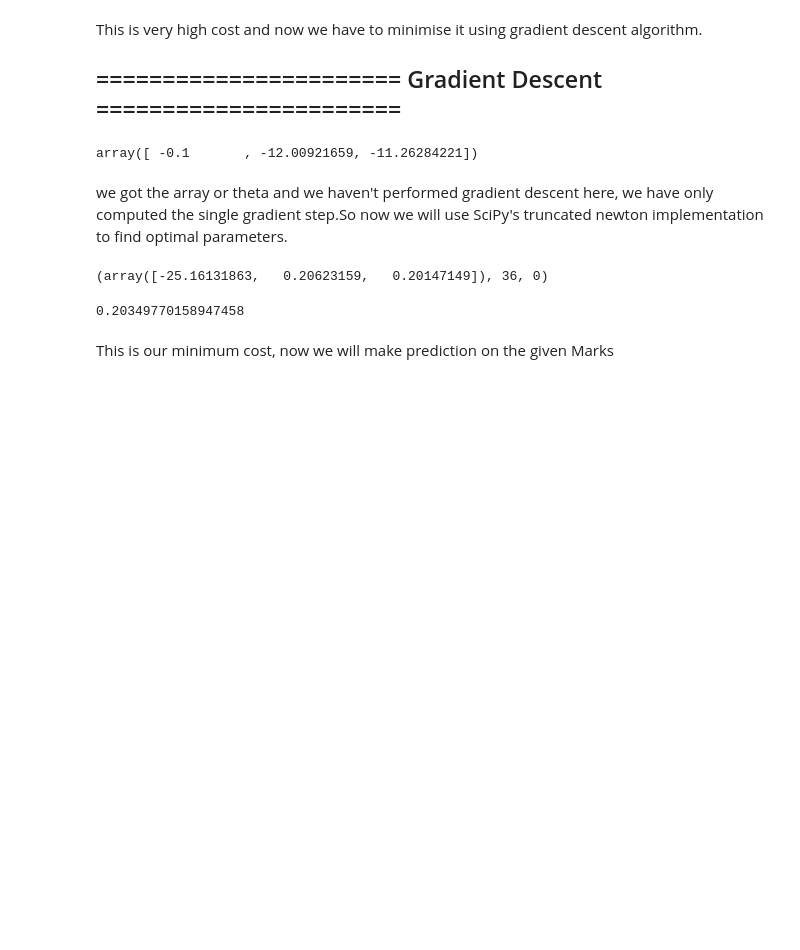
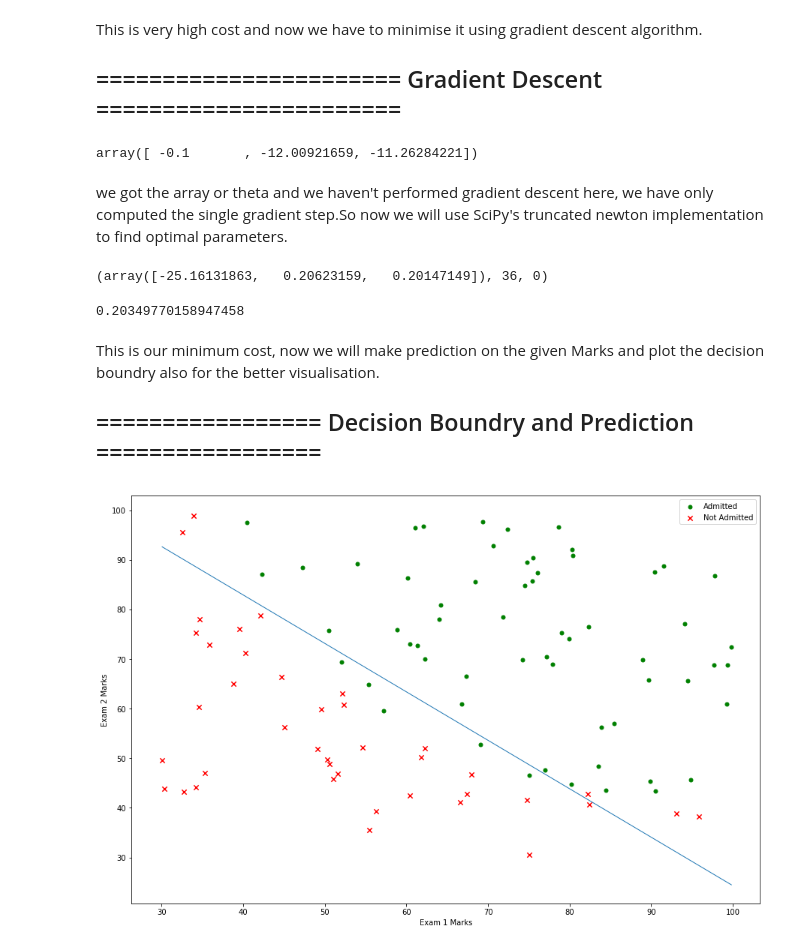
Before and after one commit to utkarshmani1997/Machine_Learning, a Jupyter notebook: exercise_2/ex2.ipynb, the cells around one changed output. Saved outputs shown, nothing was run; the diff lists cells and outputs as text; code cells hidden in the pictures; blank space fills up the shorter version.

Commit message:
Updated with decision boundry functionality

```diff
--- a/exercise_2/ex2.ipynb
+++ b/exercise_2/ex2.ipynb
@@ -29,14 +29,15 @@ Now we will plot the the data for better visualisation.Let's see how it look lik
 
 ## ===================== Plotting ======================
 # %%
-admitted = data[data['Admitted'].isin([1])]
-not_admitted = data[data['Admitted'].isin([0])]
+def plotData() :
+    admitted = data[data['Admitted'].isin([1])]
+    not_admitted = data[data['Admitted'].isin([0])]
 
-fig, axes = plt.subplots(figsize=(15,10))
+    fig, axes = plt.subplots(figsize=(15,10))
 
-axes.scatter(admitted['Exam 1'], admitted['Exam 2'], s=25, c='g', marker='o', label='Admitted')
-axes.scatter(not_admitted['Exam 1'], not_admitted['Exam 2'], s=40, c='r', marker='x', label='Not Admitted')
+    axes.scatter(admitted['Exam 1'], admitted['Exam 2'], s=25, c='g', marker='o', label='Admitted')
+    axes.scatter(not_admitted['Exam 1'], not_admitted['Exam 2'], s=40, c='r', marker='x', label='Not Admitted')
 
-axes.legend()                    ## Used to Display Labels
-axes.set_xlabel('Exam 1 Marks')
-axes.set_ylabel('Exam 2 Marks')
+    axes.legend()                    ## Used to Display Labels
+    axes.set_xlabel('Exam 1 Marks')
+    axes.set_ylabel('Exam 2 Marks')
@@ -158,7 +160,23 @@ cost(result[0], X, y)
 # %% [output]
 0.20349770158947458
 # %% [markdown]
-This is our minimum cost, now we will make prediction on the given Marks
+This is our minimum cost, now we will make prediction on the given Marks and plot the decision boundry also for the better visualisation.
+
+## ================= Decision Boundry and Prediction =================
+# %%
+def plotDecisionBoundary(theta, X, y):
+
+    plotData()
+
+    # get min and max values
+    xx = np.array([np.min(X[:,1]), np.max(X[:,1])])
+    # get boundary of separation
+    yy = (- theta[0] - theta[2] * xx) / theta[1]
+    plt.plot(xx, yy, lw=1)                                ## Plots the Decision Boundry,lw is line width
+# %%
+plotDecisionBoundary(result[0], X, y)
+# %% [output]
+[figure, added]
 # %%
 flag = True
 while flag :
```
Also changed, not shown: parts of 3 cells of this notebook.
